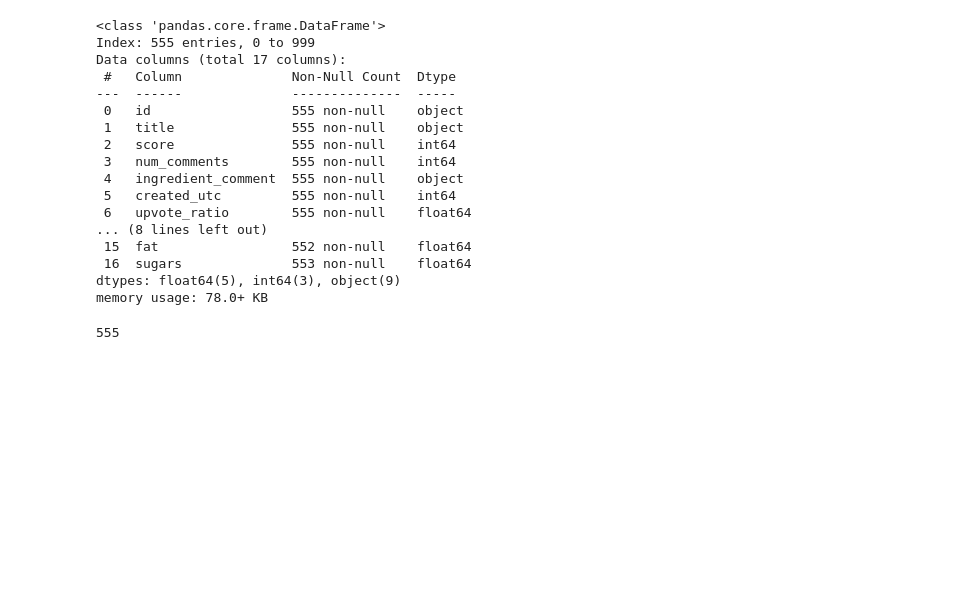
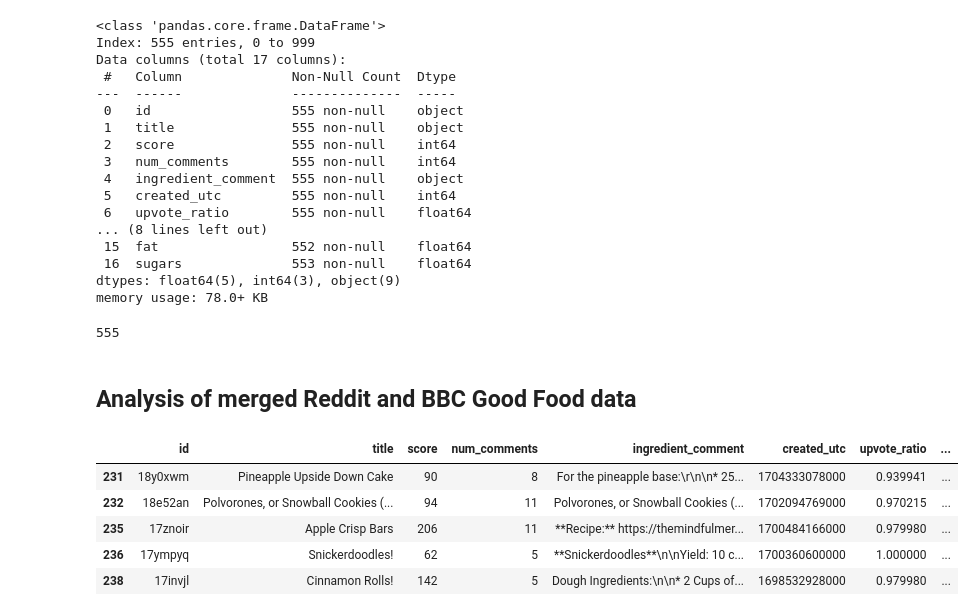
Before and after one commit to lse-ds105/ds105a-project-chadgpt, a Jupyter notebook: notebooks/04 Tests for Cosine Similarity.ipynb, the cells around one changed output. Drawn from its saved outputs; the diff is of its cells as text; code cells hidden in the pictures; blank space fills up the shorter version.

```diff
--- a/notebooks/04 Tests for Cosine Similarity.ipynb
+++ b/notebooks/04 Tests for Cosine Similarity.ipynb
@@ -186,3 +186,15 @@ len(df_for_analysis)
 555
 # %%
 df_for_analysis.to_csv('../data/merged_data_for_analysis.csv', index=False)
+# %% [markdown]
+## Analysis of merged Reddit and BBC Good Food data
+# %%
+df_desserts = df_for_analysis[df_for_analysis['link_flair_text']=='Dessert']
+df_desserts.head()
+# %% [output]
+|  | id | title | score | num_comments | ingredient_comment | created_utc | upvote_ratio | ... |
+| 231 | 18y0xwm | Pineapple Upside Down Cake | 90 | 8 | For the pineapple base:\r\n\n* 25... | 1704333078000 | 0.939941 | ... |
+| 232 | 18e52an | Polvorones, or Snowball Cookies (... | 94 | 11 | Polvorones, or Snowball Cookies (... | 1702094769000 | 0.970215 | ... |
+| 235 | 17znoir | Apple Crisp Bars | 206 | 11 | **Recipe:** https://themindfulmer... | 1700484166000 | 0.979980 | ... |
+| 236 | 17ympyq | Snickerdoodles! | 62 | 5 | **Snickerdoodles**\n\nYield: 10 c... | 1700360600000 | 1.000000 | ... |
+| 238 | 17invjl | Cinnamon Rolls! | 142 | 5 | Dough Ingredients:\n\n* 2 Cups of... | 1698532928000 | 0.979980 | ... |
```
Also changed, not shown: parts of 2 cells of this notebook.
